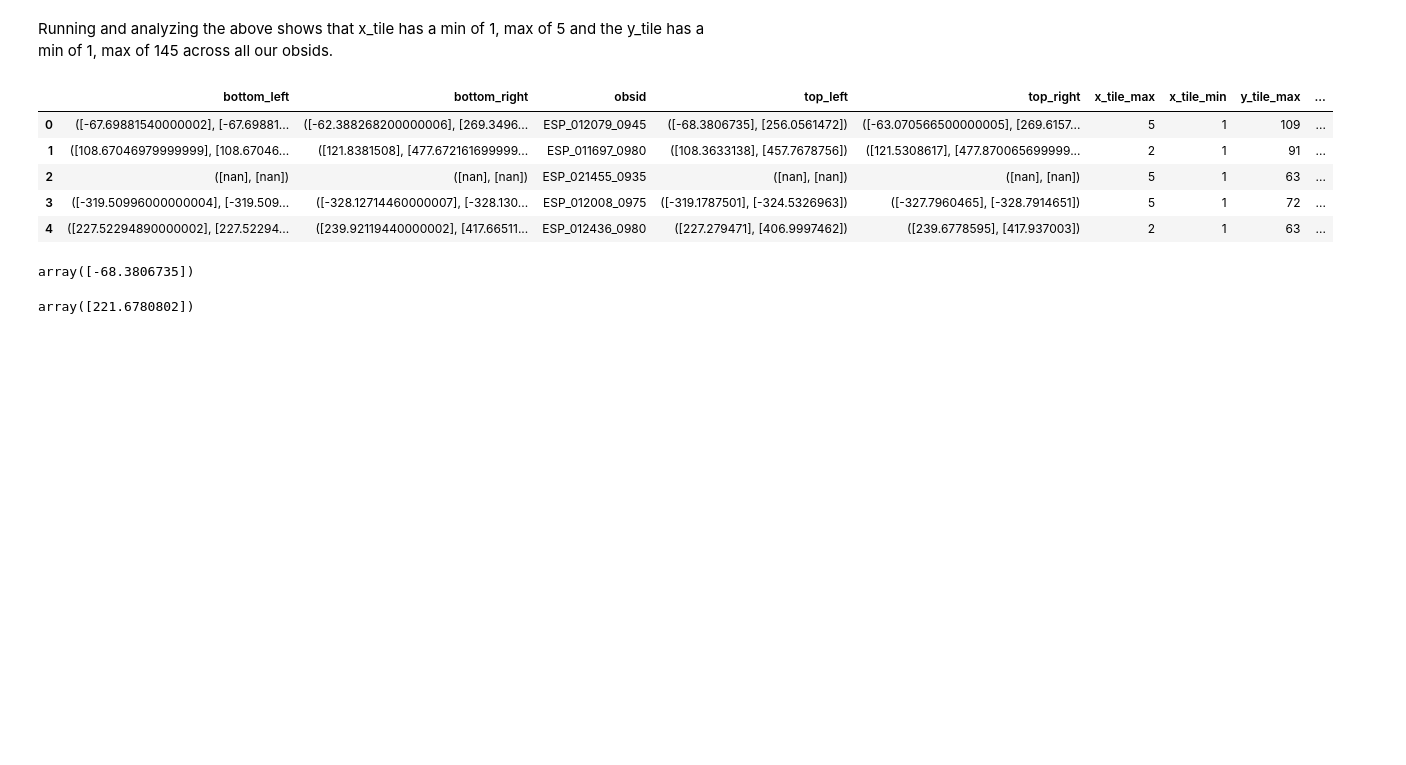
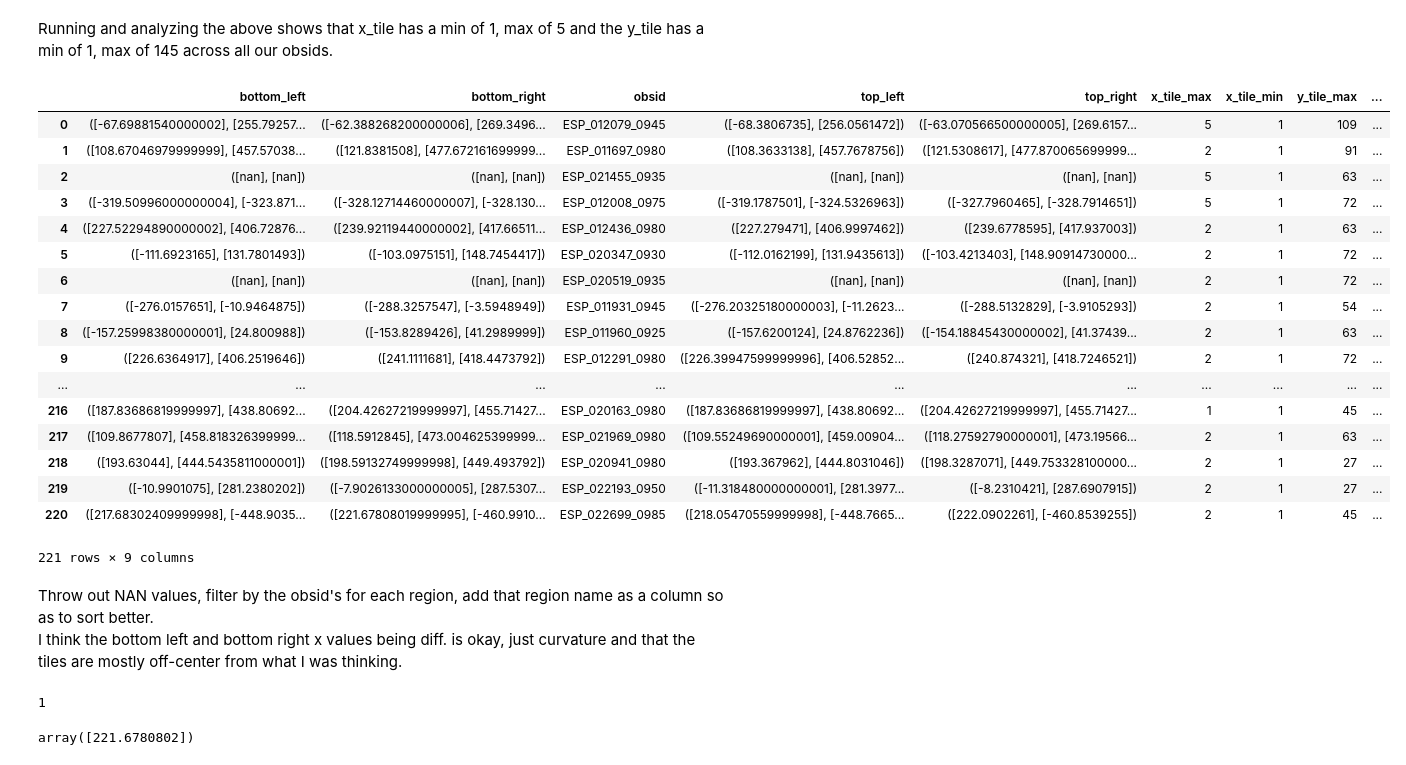
Before and after one commit to zalfalah/Honors, a Jupyter notebook: Astro Final and Stats Work.ipynb, the cells around one changed output. Drawn from its saved outputs; the diff is of its cells as text; code cells hidden in the pictures; blank space fills up the shorter version.

Commit message:
Update Astro Final and Stats Work.ipynb
Stop trying to fix nan, instead wait for michael to fix in original data.  All regions now marked, begin learning geopandas with artificial creations

```diff
--- a/Astro Final and Stats Work.ipynb
+++ b/Astro Final and Stats Work.ipynb
@@ -91,24 +106,38 @@ for obs in allobs:
     d["obsid"] = obs
     d["top_left"] = (temp[(temp['x_tile'] == temp.x_tile.min()) & (temp["y_tile"] == temp.y_tile.min())].BodyFixedCoordinateX.values, temp[(temp['x_tile'] == temp.x_tile.min()) & (temp["y_tile"] == temp.y_tile.min())].BodyFixedCoordinateY.values)
     d["top_right"] = (temp[(temp['x_tile'] == temp.x_tile.min()) & (temp["y_tile"] == temp.y_tile.max())].BodyFixedCoordinateX.values, temp[(temp['x_tile'] == temp.x_tile.min()) & (temp["y_tile"] == temp.y_tile.max())].BodyFixedCoordinateY.values )
-    d['bottom_left'] = (temp[(temp['x_tile'] == temp.x_tile.max()) & (temp["y_tile"] == temp.y_tile.min())].BodyFixedCoordinateX.values, temp[(temp['x_tile'] == temp.x_tile.max()) & (temp["y_tile"] == temp.y_tile.min())].BodyFixedCoordinateX.values)
+    d['bottom_left'] = (temp[(temp['x_tile'] == temp.x_tile.max()) & (temp["y_tile"] == temp.y_tile.min())].BodyFixedCoordinateX.values, temp[(temp['x_tile'] == temp.x_tile.max()) & (temp["y_tile"] == temp.y_tile.min())].BodyFixedCoordinateY.values)
     d['bottom_right'] = (temp[(temp['x_tile'] == temp.x_tile.max()) & (temp["y_tile"] == temp.y_tile.max())].BodyFixedCoordinateX.values, temp[(temp['x_tile'] == temp.x_tile.max()) & (temp["y_tile"] == temp.y_tile.max())].BodyFixedCoordinateY.values )
     bucket.append(d)
 results = pd.DataFrame(bucket)
-# %%
-results.head() #looks weird, why are the bottom left x and bottom right x values different? curvature?
-#also what to do when there are nan values?
-# %% [output]
-|  | bottom_left | bottom_right | obsid | top_left | top_right | x_tile_max | x_tile_min | y_tile_max | ... |
-| 0 | ([-67.69881540000002], [-67.69881... | ([-62.388268200000006], [269.3496... | ESP_012079_0945 | ([-68.3806735], [256.0561472]) | ([-63.070566500000005], [269.6157... | 5 | 1 | 109 | ... |
-| 1 | ([108.67046979999999], [108.67046... | ([121.8381508], [477.672161699999... | ESP_011697_0980 | ([108.3633138], [457.7678756]) | ([121.5308617], [477.870065699999... | 2 | 1 | 91 | ... |
-| 2 | ([nan], [nan]) | ([nan], [nan]) | ESP_021455_0935 | ([nan], [nan]) | ([nan], [nan]) | 5 | 1 | 63 | ... |
-| 3 | ([-319.50996000000004], [-319.509... | ([-328.12714460000007], [-328.130... | ESP_012008_0975 | ([-319.1787501], [-324.5326963]) | ([-327.7960465], [-328.7914651]) | 5 | 1 | 72 | ... |
-| 4 | ([227.52294890000002], [227.52294... | ([239.92119440000002], [417.66511... | ESP_012436_0980 | ([227.279471], [406.9997462]) | ([239.6778595], [417.937003]) | 2 | 1 | 63 | ... |
+# %%
+results
+# %% [output]
+|  | bottom_left | bottom_right | obsid | top_left | top_right | x_tile_max | x_tile_min | y_tile_max | ... |
+| 0 | ([-67.69881540000002], [255.79257... | ([-62.388268200000006], [269.3496... | ESP_012079_0945 | ([-68.3806735], [256.0561472]) | ([-63.070566500000005], [269.6157... | 5 | 1 | 109 | ... |
+| 1 | ([108.67046979999999], [457.57038... | ([121.8381508], [477.672161699999... | ESP_011697_0980 | ([108.3633138], [457.7678756]) | ([121.5308617], [477.870065699999... | 2 | 1 | 91 | ... |
+| 2 | ([nan], [nan]) | ([nan], [nan]) | ESP_021455_0935 | ([nan], [nan]) | ([nan], [nan]) | 5 | 1 | 63 | ... |
+| 3 | ([-319.50996000000004], [-323.871... | ([-328.12714460000007], [-328.130... | ESP_012008_0975 | ([-319.1787501], [-324.5326963]) | ([-327.7960465], [-328.7914651]) | 5 | 1 | 72 | ... |
+| 4 | ([227.52294890000002], [406.72876... | ([239.92119440000002], [417.66511... | ESP_012436_0980 | ([227.279471], [406.9997462]) | ([239.6778595], [417.937003]) | 2 | 1 | 63 | ... |
+| 5 | ([-111.6923165], [131.7801493]) | ([-103.0975151], [148.7454417]) | ESP_020347_0930 | ([-112.0162199], [131.9435613]) | ([-103.4213403], [148.90914730000... | 2 | 1 | 72 | ... |
+| 6 | ([nan], [nan]) | ([nan], [nan]) | ESP_020519_0935 | ([nan], [nan]) | ([nan], [nan]) | 2 | 1 | 72 | ... |
+| 7 | ([-276.0157651], [-10.9464875]) | ([-288.3257547], [-3.5948949]) | ESP_011931_0945 | ([-276.20325180000003], [-11.2623... | ([-288.5132829], [-3.9105293]) | 2 | 1 | 54 | ... |
+| 8 | ([-157.25998380000001], [24.800988]) | ([-153.8289426], [41.2989999]) | ESP_011960_0925 | ([-157.6200124], [24.8762236]) | ([-154.18845430000002], [41.37439... | 2 | 1 | 63 | ... |
+| 9 | ([226.6364917], [406.2519646]) | ([241.1111681], [418.4473792]) | ESP_012291_0980 | ([226.39947599999996], [406.52852... | ([240.874321], [418.7246521]) | 2 | 1 | 72 | ... |
+| ... | ... | ... | ... | ... | ... | ... | ... | ... | ... |
+| 216 | ([187.83686819999997], [438.80692... | ([204.42627219999997], [455.71427... | ESP_020163_0980 | ([187.83686819999997], [438.80692... | ([204.42627219999997], [455.71427... | 1 | 1 | 45 | ... |
+| 217 | ([109.8677807], [458.818326399999... | ([118.5912845], [473.004625399999... | ESP_021969_0980 | ([109.55249690000001], [459.00904... | ([118.27592790000001], [473.19566... | 2 | 1 | 63 | ... |
+| 218 | ([193.63044], [444.5435811000001]) | ([198.59132749999998], [449.493792]) | ESP_020941_0980 | ([193.367962], [444.8031046]) | ([198.3287071], [449.753328100000... | 2 | 1 | 27 | ... |
+| 219 | ([-10.9901075], [281.2380202]) | ([-7.9026133000000005], [287.5307... | ESP_022193_0950 | ([-11.318480000000001], [281.3977... | ([-8.2310421], [287.6907915]) | 2 | 1 | 27 | ... |
+| 220 | ([217.68302409999998], [-448.9035... | ([221.67808019999995], [-460.9910... | ESP_022699_0985 | ([218.05470559999998], [-448.7665... | ([222.0902261], [-460.8539255]) | 2 | 1 | 45 | ... |
+221 rows × 9 columns
+# %% [markdown]
+Throw out NAN values, filter by the obsid's for each region, add that region name as a column so as to sort better.
+I think the bottom left and bottom right x values being diff. is okay, just curvature and that the tiles are mostly off-center from what I was thinking.
 # %%
-results.x_coord_min[0]
+results.x_tile_min[0]
 # %% [output]
-array([-68.3806735])
+1
 # %%
 temp[(temp['x_tile'] == temp.x_tile.max()) & (temp["y_tile"] == temp.y_tile.max())].BodyFixedCoordinateX.values
 # %% [output]
```
Also changed, not shown: parts of 21 cells of this notebook.
